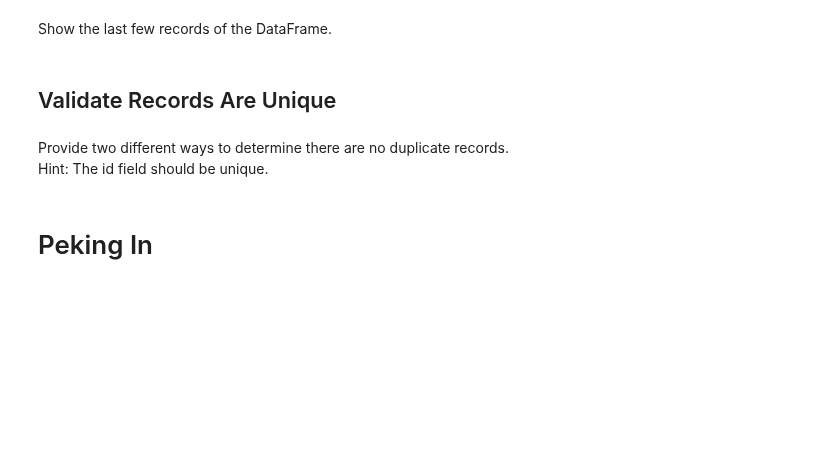
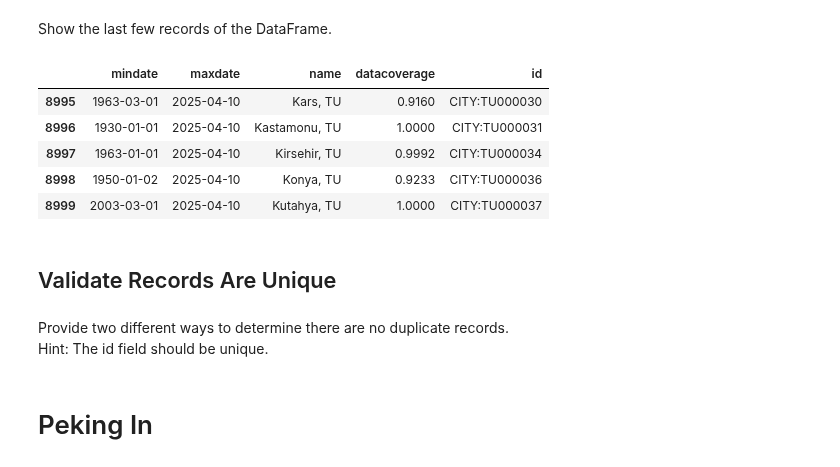
Before and after one commit to KunleAdeyanju/DataEngineering.Labs.NOAALocations, a Jupyter notebook: loading_locations_data_into_dataframes.ipynb, the cells around one changed output. Saved outputs shown, nothing was run; the diff lists cells and outputs as text; code cells hidden in the pictures; blank space fills up the shorter version.

```diff
--- a/loading_locations_data_into_dataframes.ipynb
+++ b/loading_locations_data_into_dataframes.ipynb
@@ -121,6 +125,14 @@ Show the first few records of the DataFrame.
 Show the last few records of the DataFrame.
 # %%
 # Show the last few records
+df.tail()
+# %% [output]
+|  | mindate | maxdate | name | datacoverage | id |
+| 8995 | 1963-03-01 | 2025-04-10 | Kars, TU | 0.9160 | CITY:TU000030 |
+| 8996 | 1930-01-01 | 2025-04-10 | Kastamonu, TU | 1.0000 | CITY:TU000031 |
+| 8997 | 1963-01-01 | 2025-04-10 | Kirsehir, TU | 0.9992 | CITY:TU000034 |
+| 8998 | 1950-01-02 | 2025-04-10 | Konya, TU | 0.9233 | CITY:TU000036 |
+| 8999 | 2003-03-01 | 2025-04-10 | Kutahya, TU | 1.0000 | CITY:TU000037 |
 # %% [markdown]
 ## Validate Records Are Unique
 # %% [markdown]
```
Also changed, not shown: parts of 3 cells of this notebook.
